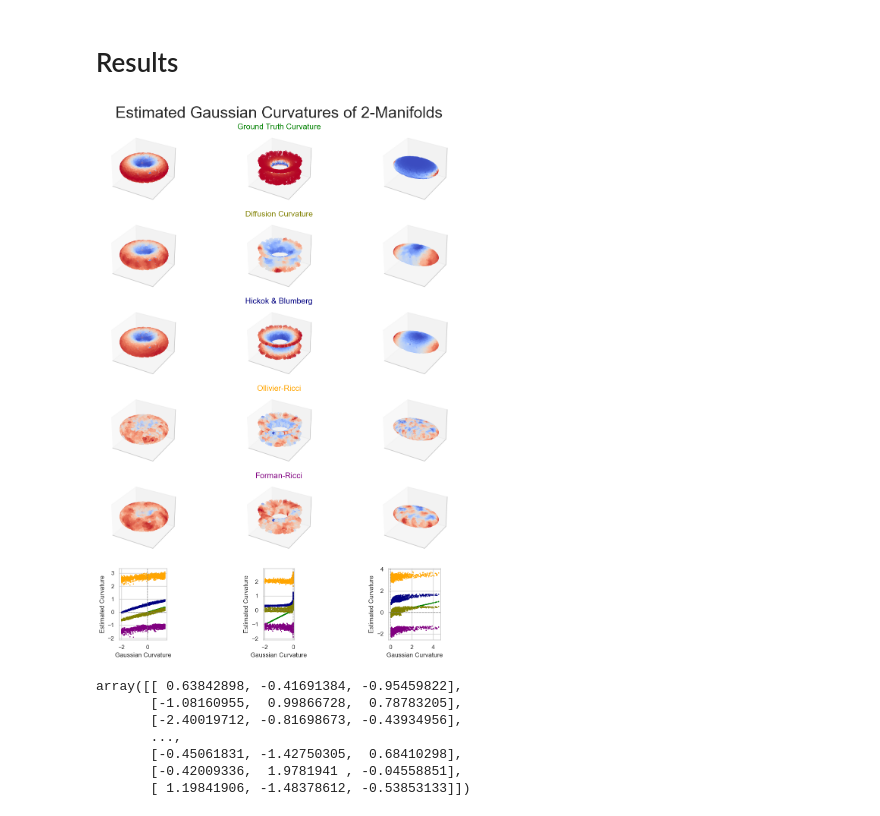
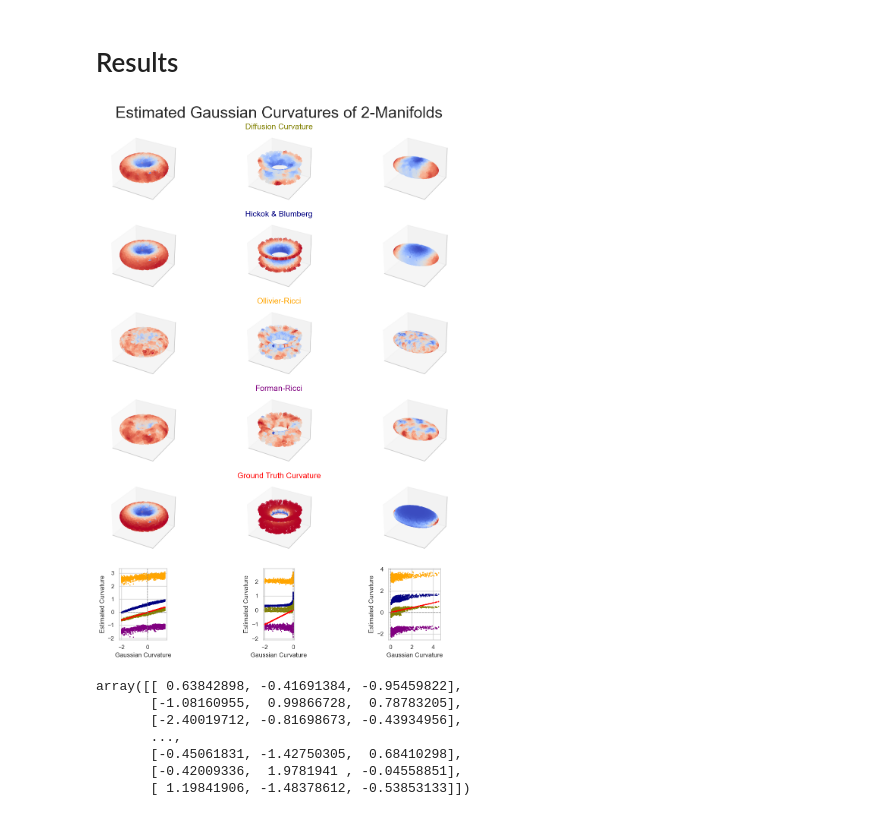
Before and after one commit to professorwug/diffusion-curvature, a Jupyter notebook: nbs/2-Toy-Manifolds-Benchmark.ipynb, the cells around one changed output. Drawn from its saved outputs; the diff is of its cells as text; code cells hidden in the pictures.

```diff
--- a/nbs/2-Toy-Manifolds-Benchmark.ipynb
+++ b/nbs/2-Toy-Manifolds-Benchmark.ipynb
@@ -130,7 +131,7 @@ ground_truth_labels = Ks
 sns.set(style="whitegrid")
 
 fig_shape = (len(curvatures.keys()) + 1, len(key_names))
-method_colors = ['green', 'olive', 'navy', 'orange', 'purple']
+method_colors = ['olive', 'navy', 'orange', 'purple','red']
 assert len(method_colors) == len(curvatures.keys())
 
 ordered_keys = curvatures.keys() #['Gaussian', 'Adal-PCA', 'Unsigned Diffusion Curvature', 'Hickok & Blumberg']
@@ -159,34 +160,34 @@ for i, key in enumerate(key_names):
         scaled_labels = scaled_labels / (max(scaled_labels) - min(scaled_labels))
         scatter3d = axs[j, i].scatter(Xs[key][:, 0], Xs[key][:, 1], Xs[key][:, 2], c=scaled_labels, cmap = 'coolwarm')
         if i == 1:
             axs[j, i].set_title(f'{method_name}',fontsize=15, c = method_colors[j])
 
     # Scatter plot for the second row, colored by labels
     # axs[j+1, i].remove()
     # axs[j+1, i] = fig.add_subplot(fig_shape[0], fig_shape[1], i+4)
     for k, method_name in enumerate(ordered_keys):
         # min max scaling
         scaled_labels = labels[method_name][key]
         scaled_labels = scaled_labels / (max(scaled_labels) - min(scaled_labels))
         scatter2d = axs[j+1, i].scatter(ground_truth_labels[key], scaled_labels, c = method_colors[k], s = 1)
         axs[j+1,i].set_aspect('equal')
     # axs[1, i].set_title(f'')
     axs[j+1, i].set_xlabel('Gaussian Curvature')
     axs[j+1, i].set_ylabel('Estimated Curvature')
 
 
     # Highlight the origin lines in 2D scatter plots
     axs[j+1, i].axhline(0, color='gray', linewidth=1, linestyle='--')
     axs[j+1, i].axvline(0, color='gray', linewidth=1, linestyle='--')
 
     # # Add colorbar for each subplot
     # fig.colorbar(scatter3d, ax=axs[0, i], fraction=0.046, pad=0.04)
     # fig.colorbar(scatter2d, ax=axs[1, i], fraction=0.046, pad=0.04)
 plt.suptitle("Estimated Gaussian Curvatures of 2-Manifolds", fontsize=30)
 plt.tight_layout()
 plt.show()
 # %% [output]
-[figure, old version]
+[figure, new version]
 # %%
 Xs['Ellipsoid']
 # %% [output]
```
Also changed, not shown: parts of 1 cell of this notebook, 7 other files.
